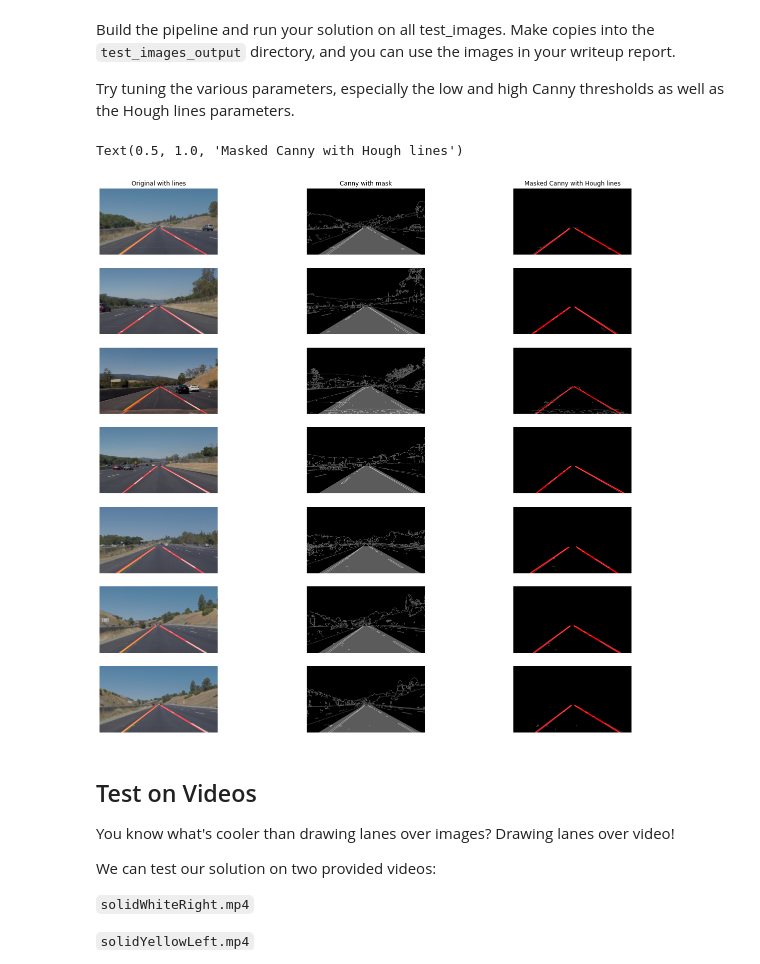
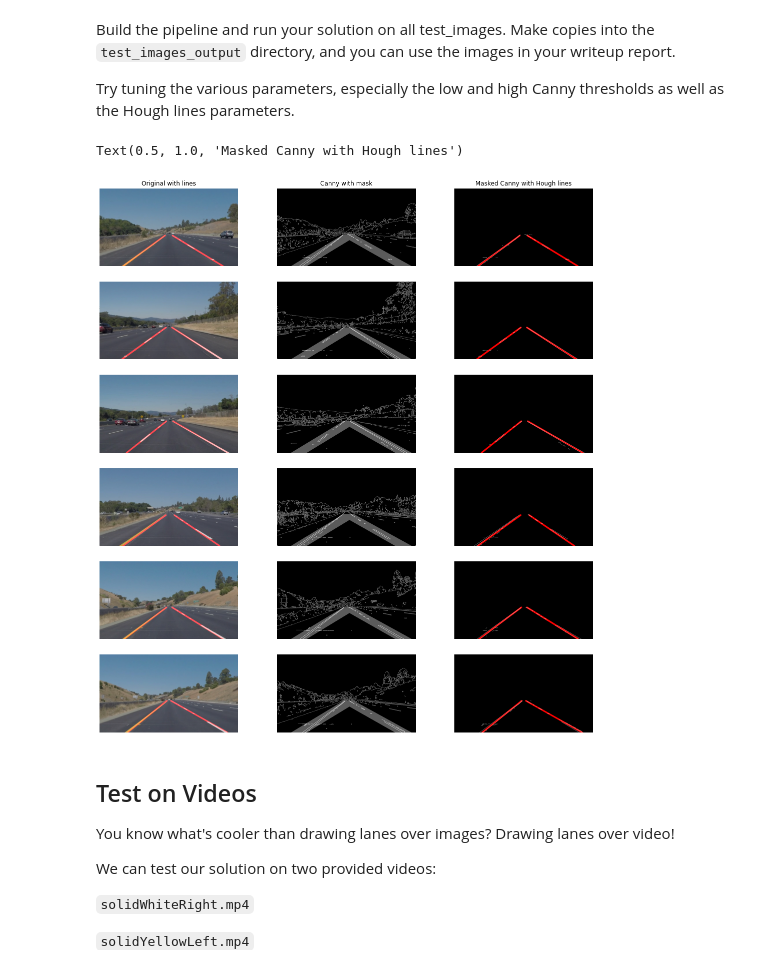
Before and after one commit to tstueven/CarND-LaneLines-P1, a Jupyter notebook: P1.ipynb, the cells around one changed output. Cells and saved outputs as stored; diff of their text form; code cells hidden in the pictures.

Commit message:
docs: Fill the writeup_template.

```diff
--- a/P1.ipynb
+++ b/P1.ipynb
@@ -221,7 +221,7 @@ def draw_lines(img, lines, color=[255, 0, 0], thickness=10):
     for line in lines:
         for x1,y1,x2,y2 in line:
             m = (y2-y1)/(x2-x1) # Direction of line does not matter since it would change sign in num and den
-            if abs(m) < 0.2: # To filter out a scratch in the lense that sometimes showd up
+            if abs(m) < 0.3: # To filter out a scratch in the lense that sometimes showd up
                 continue
             if (m < 0):
                 m_left.append(m)
@@ -231,7 +231,6 @@ def draw_lines(img, lines, color=[255, 0, 0], thickness=10):
                 m_right.append(m)
                 lines_centers_right.append([(x1+x2)/2, (y1+y2)/2])
                 y_min_right = min([y_min_right, y1, y2])
-#             cv2.line(img, (x1, y1), (x2, y2), color, thickness)
 
     m_left = np.array(m_left)
     m_right = np.array(m_right)
@@ -297,7 +295,7 @@ Try tuning the various parameters, especially the low and high Canny thresholds
 # TODO: Build your pipeline that will draw lane lines on the test_images
 # then save them to the test_images_output directory.
 
-fig, axes = plt.subplots(7,3, figsize=(21, 20))
+fig, axes = plt.subplots(6,3, figsize=(18, 20))
 axes = axes.ravel()
 
 for i, img in enumerate(os.listdir("test_images/")):
@@ -307,14 +305,9 @@ for i, img in enumerate(os.listdir("test_images/")):
     image = mpimg.imread(img_path)
     gray = grayscale(image)
 
-    # TODO : explain in writeup why no Gaussian smoothing
-    # Define a kernel size and apply Gaussian smoothing
-#     kernel_size = 5
-#     blur_gray = gaussian_blur(gray, kernel_size)
-
     # Define our parameters for Canny and apply
     low_threshold = 50
-    high_threshold = 150
+    high_threshold = 100
     edges = canny(gray, low_threshold, high_threshold)
 
 
@@ -324,43 +317,43 @@ for i, img in enumerate(os.listdir("test_images/")):
 
     # This time we are defining a four sided polygon to mask
     imshape = image.shape # 540, 960
-    vertices = np.array([[(imshape[1]/10 ,imshape[0]),(450 / 940 * imshape[1], 320/ 540 * imshape[0]), (530 / 960 * imshape[1], 320/ 540 * imshape[0]), (31/32*imshape[1],imshape[0])]], dtype=np.int32)
+    vertices = np.array([[(imshape[1]/10 ,imshape[0]),(450 / 940 * imshape[1], 320/ 540 * imshape[0]), (530 / 960 * imshape[1], 320/ 540 * imshape[0]), (31/32*imshape[1],imshape[0]), (imshape[1]-140 / 940 * imshape[1], imshape[0]), (490 / 940 * imshape[1], 360/ 540 * imshape[0]), (200 / 940 * imshape[1], imshape[0])]], dtype=np.int32)
     cv2.fillPoly(mask, vertices, ignore_mask_color)
     masked_edges = cv2.bitwise_and(edges, mask)
 
     # Define the Hough transform parameters
     # Make a blank the same size as our image to draw on
     rho = 2 # distance resolution in pixels of the Hough grid
     theta = np.pi/180 # angular resolution in radians of the Hough grid
-    threshold = 120     # minimum number of votes (intersections in Hough grid cell)
-    min_line_len = 100 #minimum number of pixels making up a line
-    max_line_gap = 60    # maximum gap in pixels between connectable line segments
+    threshold = 15     # minimum number of votes (intersections in Hough grid cell)
+    min_line_len = 80 #minimum number of pixels making up a line
+    max_line_gap = 40    # maximum gap in pixels between connectable line segments
 
     color_edges = np.dstack((masked_edges, masked_edges, masked_edges))
 
     line_image = hough_lines(masked_edges, rho, theta, threshold, min_line_len, max_line_gap)
     lines_edges = weighted_img(line_image, color_edges, α=0.8, β=1., γ=0.)
 
     lines_orig = weighted_img(line_image, image, α=0.8, β=1., γ=0.)
     mpimg.imsave("test_images_output/" + img, lines_orig)
 
 
     # Display the image
     axes[3*i].imshow(lines_orig)
     axes[3*i].axis('off')
     axes[3*i+1].imshow(edges + 0.4*mask, cmap='Greys_r')
     axes[3*i+1].axis('off')
     axes[3*i+2].imshow(lines_edges, cmap='Greys_r')
     axes[3*i+2].axis('off')
 
 
 
 axes[0].set_title('Original with lines')
 axes[1].set_title('Canny with mask')
 axes[2].set_title('Masked Canny with Hough lines')
 # %% [output]
 Text(0.5, 1.0, 'Masked Canny with Hough lines')
-[figure, old version]
+[figure, new version]
 # %% [markdown]
 ## Test on Videos
 
```
Also changed, not shown: parts of 5 cells of this notebook, 1 other file.
